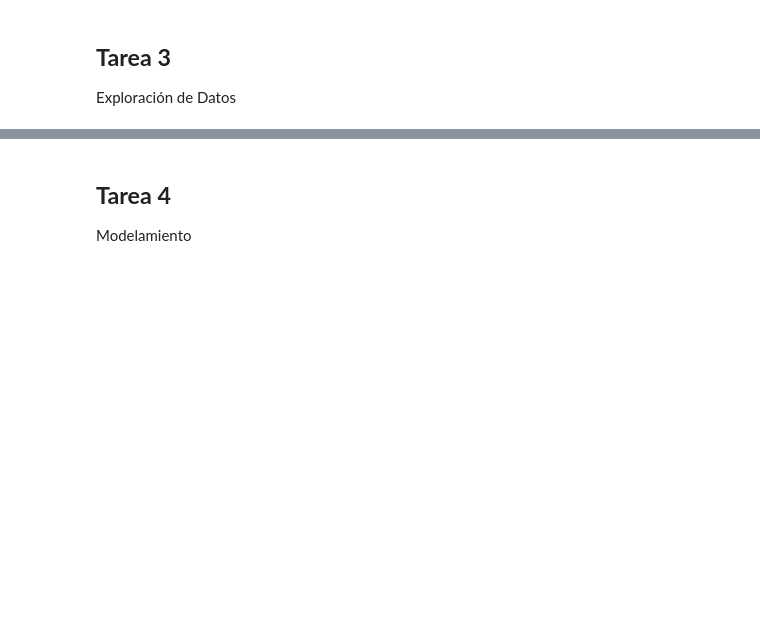
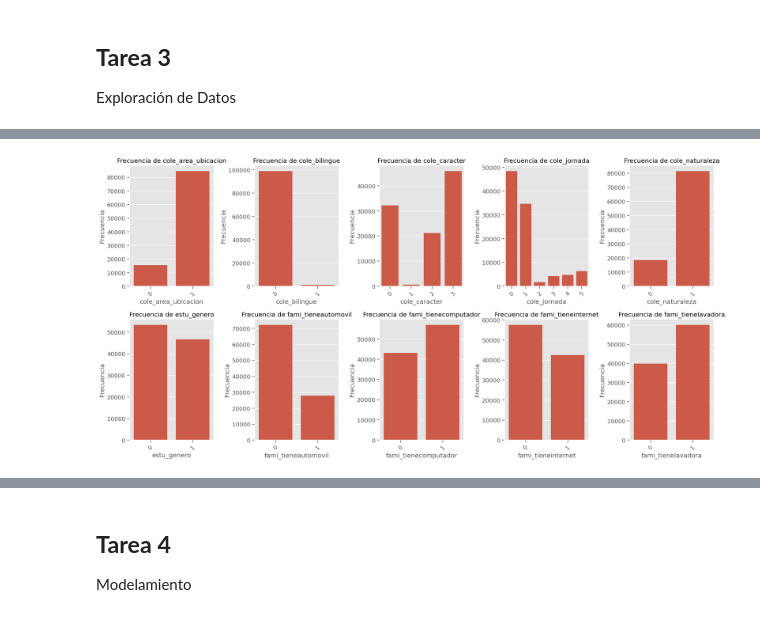
Before and after one commit to cduquee/Proyecto3_Analitica, a Jupyter notebook: tareas/Tarea2.ipynb, the cells around one changed output, grey strips where cells are left out. Cells and saved outputs as stored; diff of their text form; code cells hidden in the pictures; blank space fills up the shorter version.

```diff
--- a/tareas/Tarea2.ipynb
+++ b/tareas/Tarea2.ipynb
@@ -395,0 +490,16 @@ Exploración de Datos
+# %%
+# 4. Gráficos de barras para variables categóricas
+plt.figure(figsize=(20, 10))
+
+for i, col in enumerate(columnas_categoricas):
+    plt.subplot(2, 5, i + 1)
+    sns.countplot(data=data, x=col)
+    plt.title(f'Frecuencia de {col}')
+    plt.xlabel(col)
+    plt.ylabel('Frecuencia')
+    plt.xticks(rotation=45)
+
+plt.tight_layout()
+plt.show()
+# %% [output]
+[figure, added]
```
Also changed, not shown: parts of 14 cells of this notebook.
